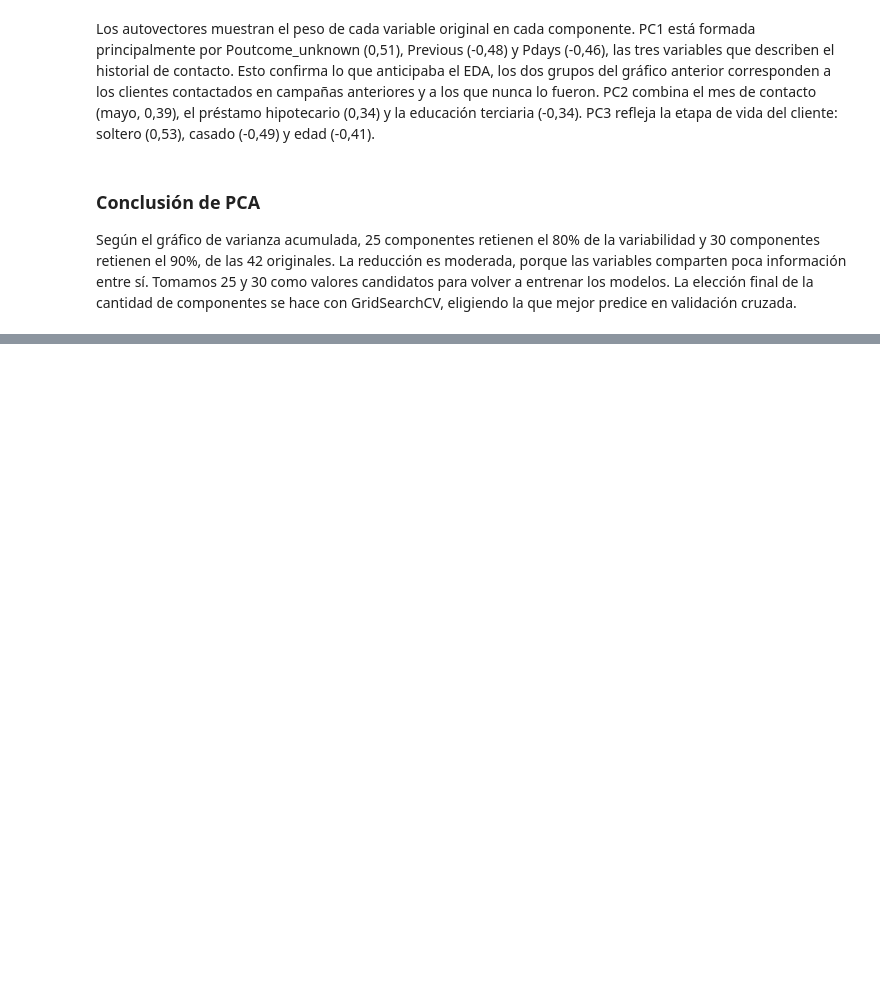
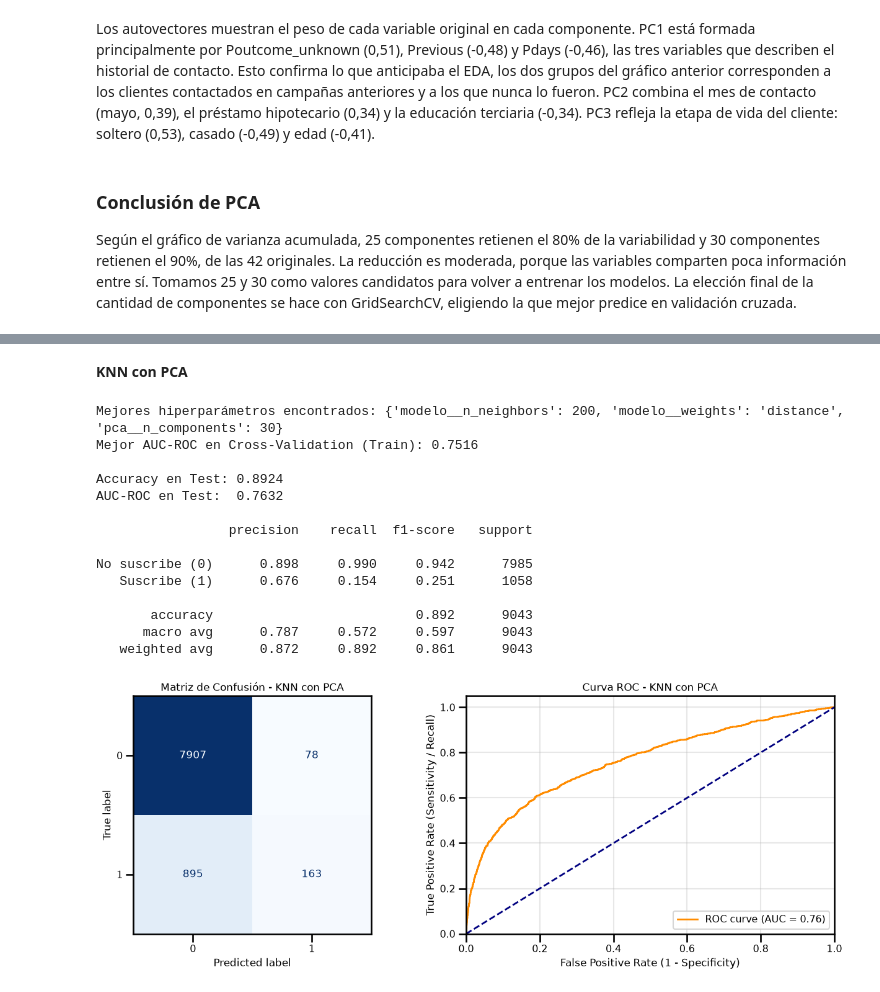
Before and after one commit to nach0osole/data_science_utn_clusterai2026_Sole, a Jupyter notebook: clusterai_juanignacio_sole_machine_learning.ipynb, the cells around one changed output, grey strips where cells are left out. Cells and saved outputs as stored; diff of their text form; code cells hidden in the pictures; blank space fills up the shorter version.

```diff
--- a/clusterai_juanignacio_sole_machine_learning.ipynb
+++ b/clusterai_juanignacio_sole_machine_learning.ipynb
@@ -687,0 +775,33 @@ Según el gráfico de varianza acumulada, 25 componentes retienen el 80% de la v
+# %% [markdown]
+**KNN con PCA**
+# %%
+# Pipeline: escalado -> PCA -> KNN (misma grilla que sin PCA)
+pipe_knn_pca = Pipeline([
+    ('scaler', StandardScaler()),
+    ('pca', PCA()),
+    ('modelo', KNeighborsClassifier())
+])
+
+clf_knn_pca = GridSearchCV(pipe_knn_pca, param_grid=grilla_con_pca(param_knn), cv=5, scoring='roc_auc', n_jobs=-2)
+clf_knn_pca.fit(xtrain_scal, ytrain)
+
+print("Mejores hiperparámetros encontrados:", clf_knn_pca.best_params_)
+print(f"Mejor AUC-ROC en Cross-Validation (Train): {clf_knn_pca.best_score_:.4f}\n")
+
+auc_knn_pca = evaluar_en_test(clf_knn_pca, "KNN con PCA")
+# %% [output]
+Mejores hiperparámetros encontrados: {'modelo__n_neighbors': 200, 'modelo__weights': 'distance', 'pca__n_components': 30}
+Mejor AUC-ROC en Cross-Validation (Train): 0.7516
+
+Accuracy en Test: 0.8924
+AUC-ROC en Test:  0.7632
+
+                 precision    recall  f1-score   support
+
+No suscribe (0)      0.898     0.990     0.942      7985
+   Suscribe (1)      0.676     0.154     0.251      1058
+
+       accuracy                          0.892      9043
+      macro avg      0.787     0.572     0.597      9043
+   weighted avg      0.872     0.892     0.861      9043
+[figure, added]
```
Also changed, not shown: parts of 18 cells of this notebook.
